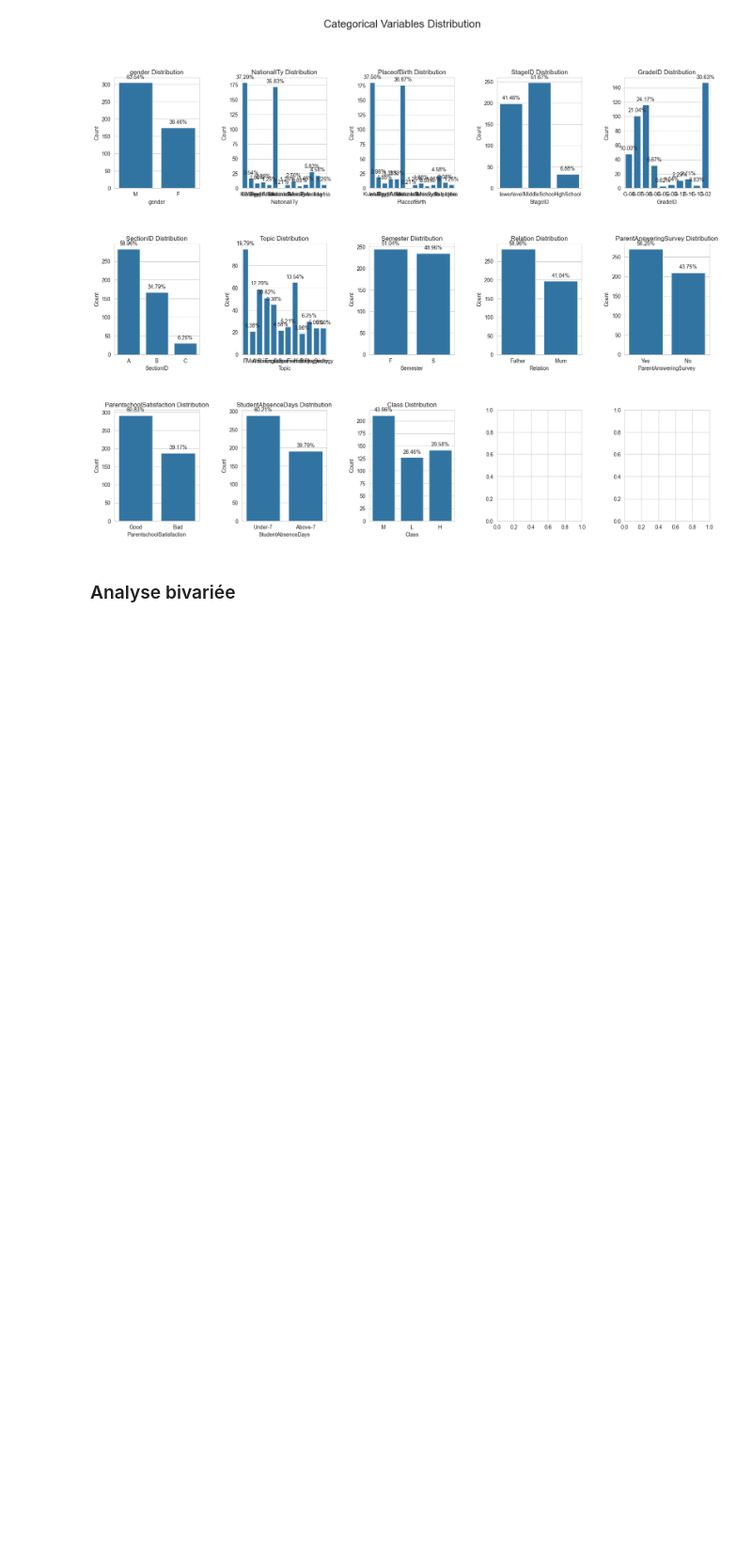
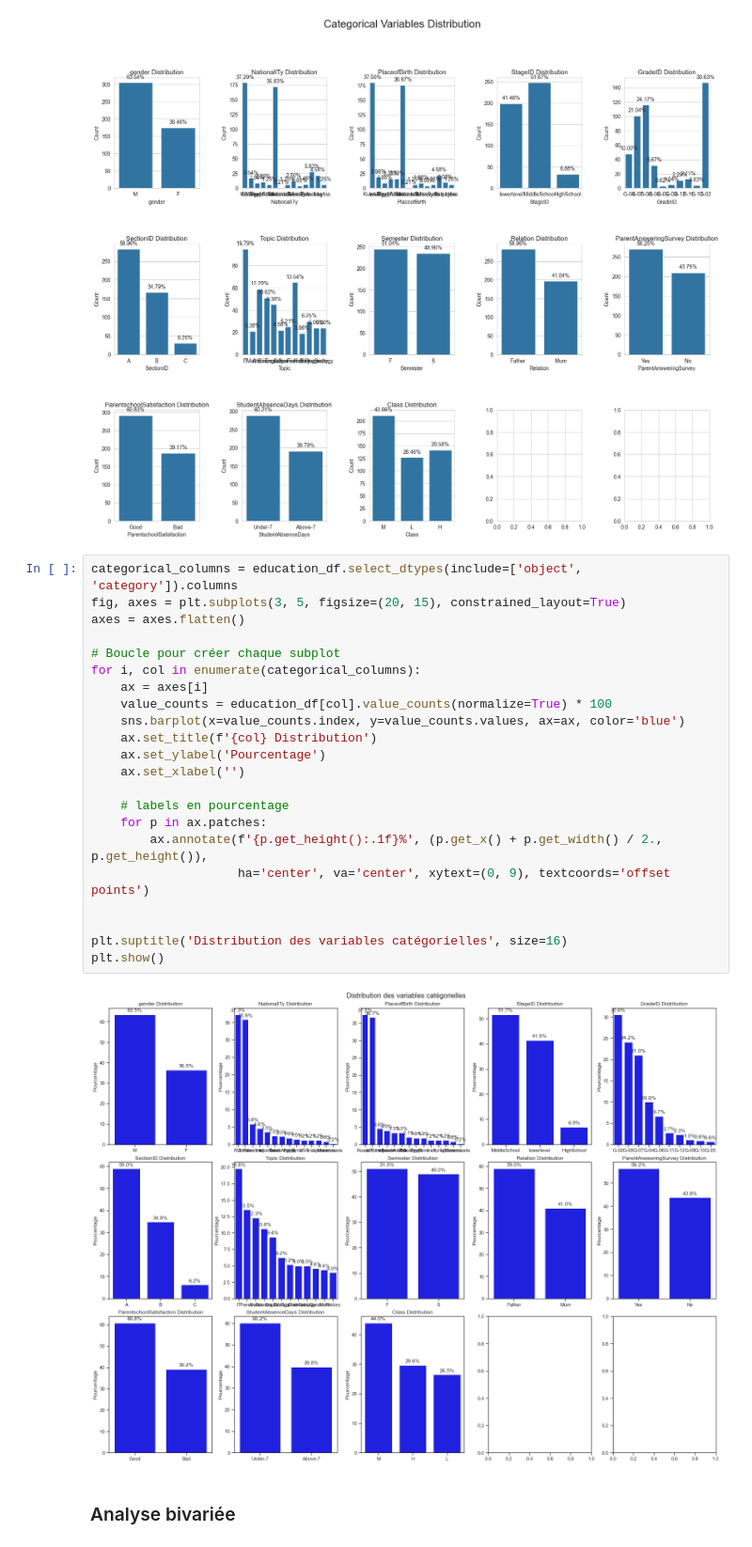
Before and after one commit to A-Helkias/Formation_Intermediaire, a Jupyter notebook: Machine Learning/1.2. Lab2 - Data Preprocessing - Student Performance Classification.ipynb, the cells around one changed output. Shown at 94% size. Saved outputs shown, nothing was run; the diff lists cells and outputs as text; blank space fills up the shorter version.

```diff
--- a/Machine Learning/1.2. Lab2 - Data Preprocessing - Student Performance Classification.ipynb
+++ b/Machine Learning/1.2. Lab2 - Data Preprocessing - Student Performance Classification.ipynb
@@ -152,6 +152,30 @@ Total de valeurs manquantes :  0
 # Subplots de barplots pour les variables catégorielles avec des labels en pourcentage au-dessus des barres
 # %% [output]
 [figure]
+# %%
+categorical_columns = education_df.select_dtypes(include=['object', 'category']).columns
+fig, axes = plt.subplots(3, 5, figsize=(20, 15), constrained_layout=True)
+axes = axes.flatten()
+
+# Boucle pour créer chaque subplot
+for i, col in enumerate(categorical_columns):
+    ax = axes[i]
+    value_counts = education_df[col].value_counts(normalize=True) * 100
+    sns.barplot(x=value_counts.index, y=value_counts.values, ax=ax, color='blue')
+    ax.set_title(f'{col} Distribution')
+    ax.set_ylabel('Pourcentage')
+    ax.set_xlabel('')
+
+    # labels en pourcentage
+    for p in ax.patches:
+        ax.annotate(f'{p.get_height():.1f}%', (p.get_x() + p.get_width() / 2., p.get_height()),
+                    ha='center', va='center', xytext=(0, 9), textcoords='offset points')
+
+
+plt.suptitle('Distribution des variables catégorielles', size=16)
+plt.show()
+# %% [output]
+[figure, added]
 # %% [markdown]
 ### Analyse bivariée
 # %% [markdown]
```
Also changed, not shown: parts of 13 cells of this notebook, 27 other files.
